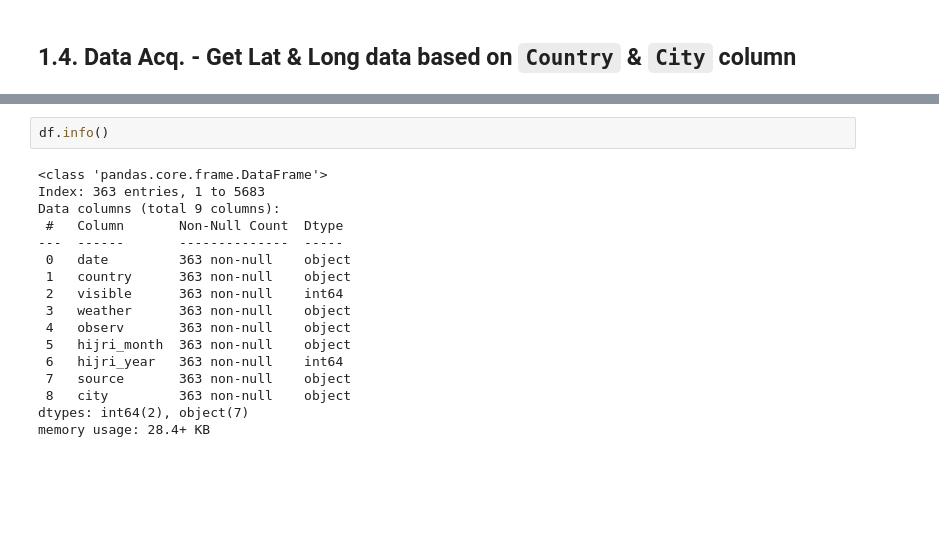
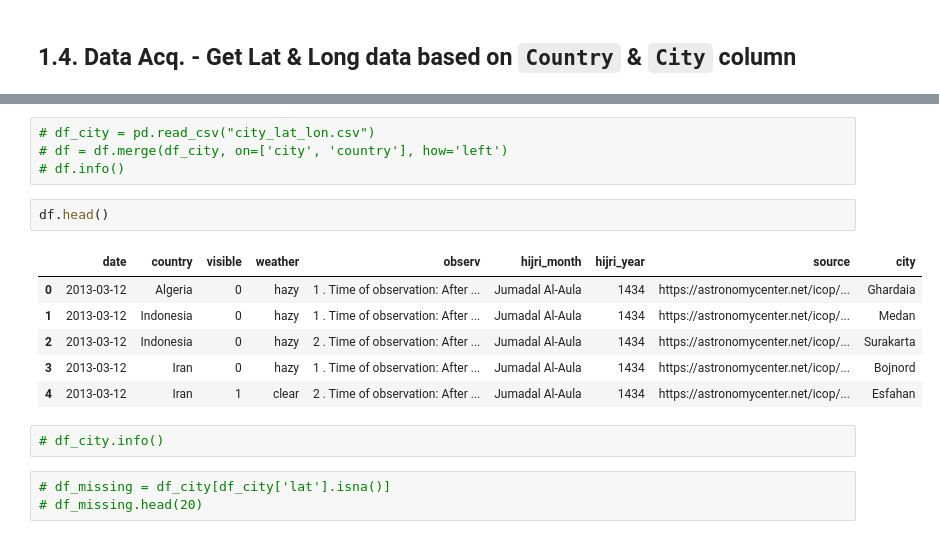
Before and after one commit to zakzakzak/kaggle, a Jupyter notebook: prediction-new-moon-hisab-rukyat.ipynb, the cells around one changed output, grey strips where cells are left out. Saved outputs shown, nothing was run; the diff lists cells and outputs as text; blank space fills up the shorter version.

```diff
--- a/prediction-new-moon-hisab-rukyat.ipynb
+++ b/prediction-new-moon-hisab-rukyat.ipynb
@@ -119,19 +134,18 @@ geolocator = Nominatim(user_agent="geo")
+# %%
+# df_city = pd.read_csv("city_lat_lon.csv")
+# df = df.merge(df_city, on=['city', 'country'], how='left')
+# df.info()
 # %%
-df.info()
+df.head()
 # %% [output]
-<class 'pandas.core.frame.DataFrame'>
-Index: 363 entries, 1 to 5683
-Data columns (total 9 columns):
- #   Column       Non-Null Count  Dtype
----  ------       --------------  -----
- 0   date         363 non-null    object
- 1   country      363 non-null    object
- 2   visible      363 non-null    int64
- 3   weather      363 non-null    object
- 4   observ       363 non-null    object
- 5   hijri_month  363 non-null    object
- 6   hijri_year   363 non-null    int64
- 7   source       363 non-null    object
- 8   city         363 non-null    object
-dtypes: int64(2), object(7)
-memory usage: 28.4+ KB
+|  | date | country | visible | weather | observ | hijri_month | hijri_year | source | city |
+| 0 | 2013-03-12 | Algeria | 0 | hazy | 1 . Time of observation: After ... | Jumadal Al-Aula | 1434 | https://astronomycenter.net/icop/... | Ghardaia |
+| 1 | 2013-03-12 | Indonesia | 0 | hazy | 1 . Time of observation: After ... | Jumadal Al-Aula | 1434 | https://astronomycenter.net/icop/... | Medan |
+| 2 | 2013-03-12 | Indonesia | 0 | hazy | 2 . Time of observation: After ... | Jumadal Al-Aula | 1434 | https://astronomycenter.net/icop/... | Surakarta |
+| 3 | 2013-03-12 | Iran | 0 | hazy | 1 . Time of observation: After ... | Jumadal Al-Aula | 1434 | https://astronomycenter.net/icop/... | Bojnord |
+| 4 | 2013-03-12 | Iran | 1 | clear | 2 . Time of observation: After ... | Jumadal Al-Aula | 1434 | https://astronomycenter.net/icop/... | Esfahan |
+# %%
+# df_city.info()
+# %%
+# df_missing = df_city[df_city['lat'].isna()]
+# df_missing.head(20)
```
Also changed, not shown: parts of 8 cells of this notebook.
